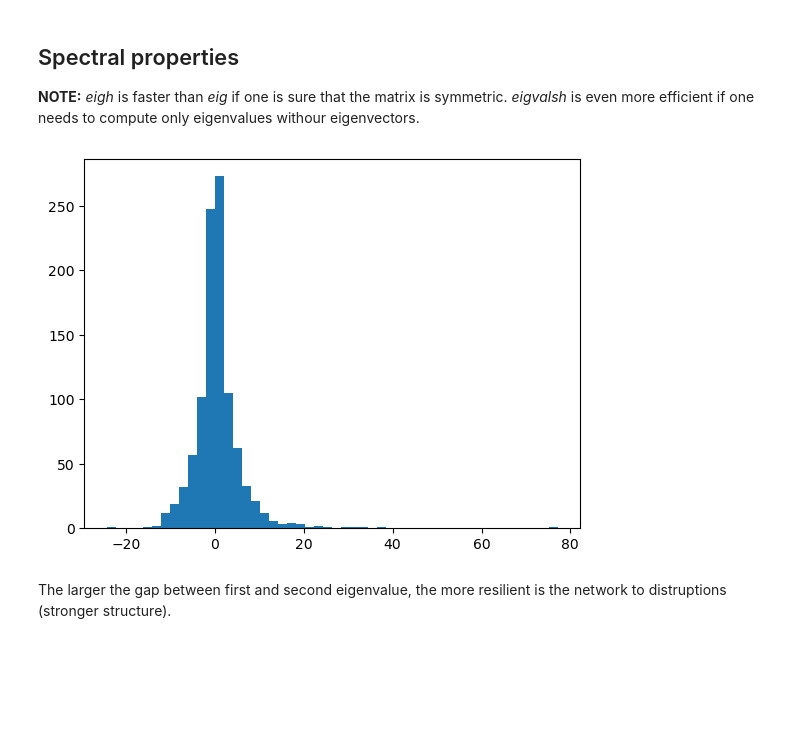
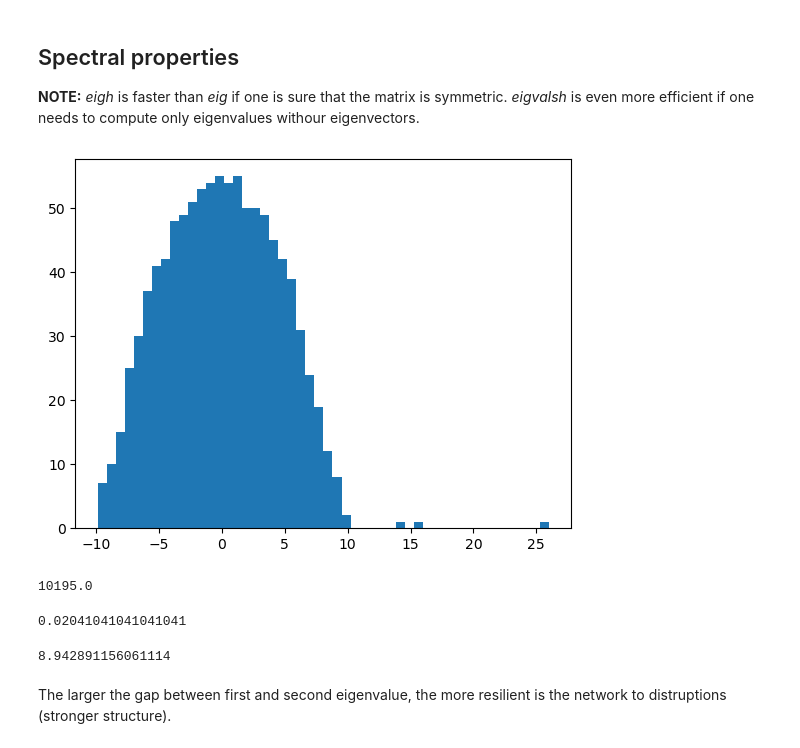
Before and after one commit to FraDurazzi/CNLab, a Jupyter notebook: 04_laplacian_and_communities.ipynb, the cells around one changed output. Cells and saved outputs as stored; diff of their text form; code cells hidden in the pictures; blank space fills up the shorter version.

```diff
--- a/03_spectral_properties_laplacian.ipynb
+++ b/04_laplacian_and_communities.ipynb
@@ -103,11 +103,23 @@ Density: 0.020526526526526527
 
 **NOTE:** _eigh_ is faster than _eig_ if one is sure that the matrix is symmetric. _eigvalsh_ is even more efficient if one needs to compute only eigenvalues withour eigenvectors.
 # %%
-plt.hist(sla.eigvalsh(A_real),bins=50);
+plt.hist(sla.eigvalsh(A_SBM), bins=50);
 # %% [output]
-[figure, old version]
+[figure, new version]
 # %%
 print(np.max(np.abs(sla.eigvalsh(A_real))))
+# %%
+np.sum(A_SBM)/2
+# %% [output]
+10195.0
+# %%
+p=(np.sum(A_SBM)/2) / (1000*(1000-1)/2)
+print(p)
+#wigner's R
+2*np.sqrt(1000*p*(1-p))
+# %% [output]
+0.02041041041041041
+8.942891156061114
 # %% [markdown]
 The larger the gap between first and second eigenvalue, the more resilient is the network to distruptions (stronger structure).
 # %%
```
Also changed, not shown: parts of 3 cells of this notebook, 1 other file.
